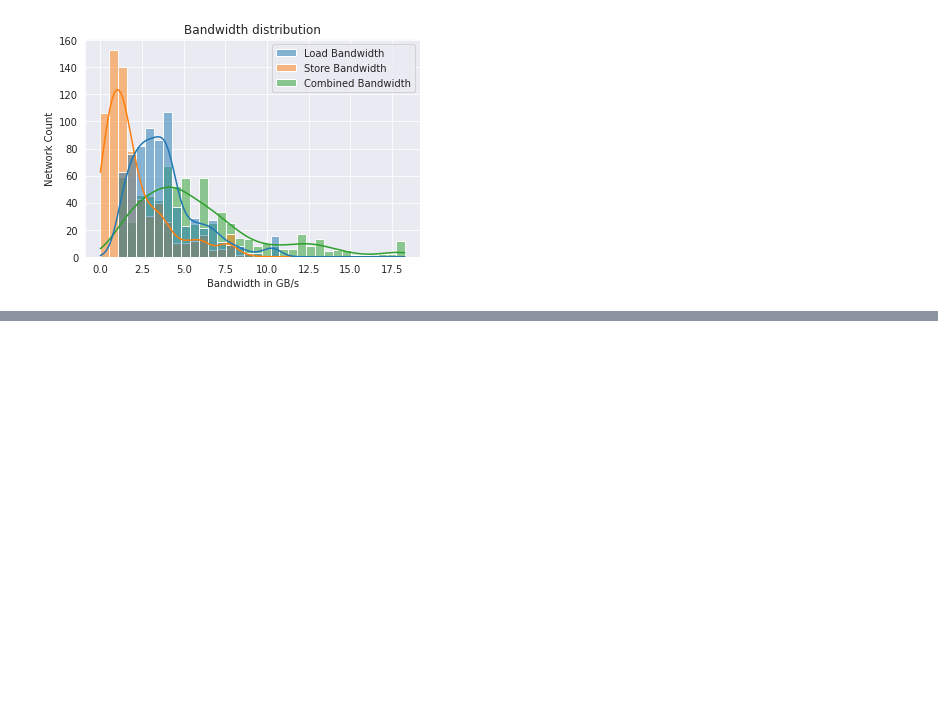
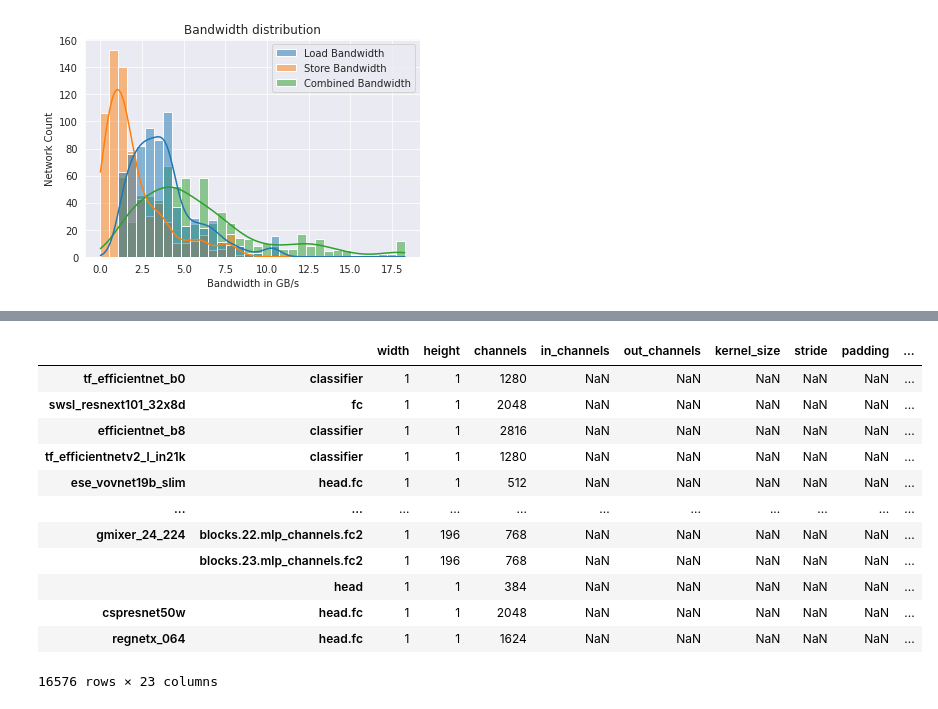
Before and after one commit to asultan123/hero-sim, a Jupyter notebook: scripts/resources.ipynb, the cells around one changed output, grey strips where cells are left out. Saved outputs shown, nothing was run; the diff lists cells and outputs as text; code cells hidden in the pictures; blank space fills up the shorter version.

```diff
--- a/scripts/resources.ipynb
+++ b/scripts/resources.ipynb
@@ -105,0 +44,16 @@ Text(0.5, -0.3, 'Types of layers with Utilizationl < 50%, speedup < 1 and small
+# %%
+layer_metrics[layer_metrics['type'] == 'linear']
+# %% [output]
+|  |  | width | height | channels | in_channels | out_channels | kernel_size | stride | padding | ... |
+| tf_efficientnet_b0 | classifier | 1 | 1 | 1280 | NaN | NaN | NaN | NaN | NaN | ... |
+| swsl_resnext101_32x8d | fc | 1 | 1 | 2048 | NaN | NaN | NaN | NaN | NaN | ... |
+| efficientnet_b8 | classifier | 1 | 1 | 2816 | NaN | NaN | NaN | NaN | NaN | ... |
+| tf_efficientnetv2_l_in21k | classifier | 1 | 1 | 1280 | NaN | NaN | NaN | NaN | NaN | ... |
+| ese_vovnet19b_slim | head.fc | 1 | 1 | 512 | NaN | NaN | NaN | NaN | NaN | ... |
+| ... | ... | ... | ... | ... | ... | ... | ... | ... | ... | ... |
+| gmixer_24_224 | blocks.22.mlp_channels.fc2 | 1 | 196 | 768 | NaN | NaN | NaN | NaN | NaN | ... |
+|  | blocks.23.mlp_channels.fc2 | 1 | 196 | 768 | NaN | NaN | NaN | NaN | NaN | ... |
+|  | head | 1 | 1 | 384 | NaN | NaN | NaN | NaN | NaN | ... |
+| cspresnet50w | head.fc | 1 | 1 | 2048 | NaN | NaN | NaN | NaN | NaN | ... |
+| regnetx_064 | head.fc | 1 | 1 | 1624 | NaN | NaN | NaN | NaN | NaN | ... |
+16576 rows × 23 columns
```
Also changed, not shown: parts of 3 cells of this notebook, 2 other files.
